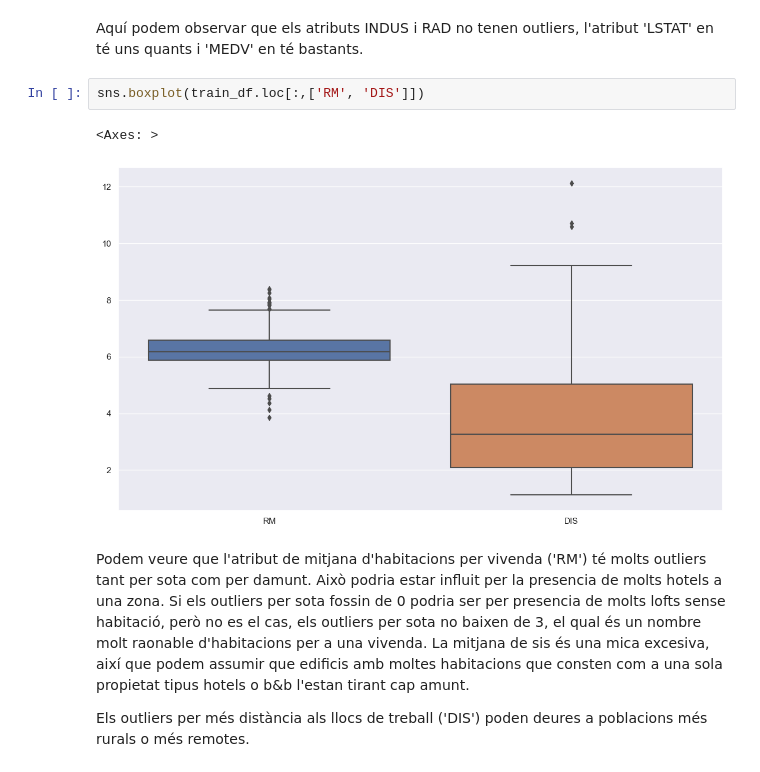
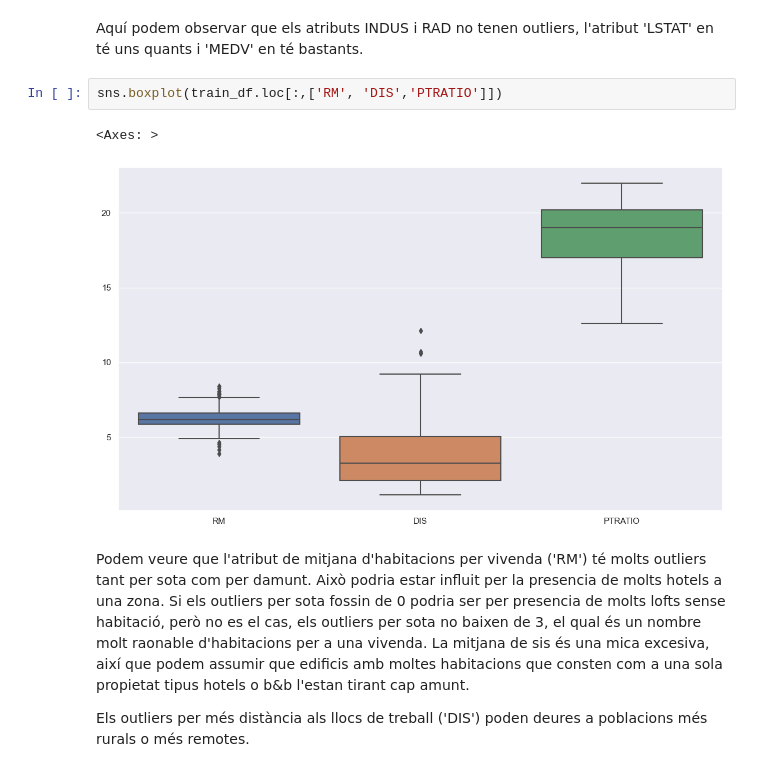
Before and after one commit to maribelseara/SkLearn_Train_Test, a Jupyter notebook: sklear_train_test.ipynb, the cells around one changed output. Saved outputs shown, nothing was run; the diff lists cells and outputs as text.

```diff
--- a/sklear_train_test.ipynb
+++ b/sklear_train_test.ipynb
@@ -172,10 +204,10 @@ sns.boxplot(train_df.loc[:,['INDUS', 'RAD', 'LSTAT', 'MEDV']])
 # %% [markdown]
 Aquí podem observar que els atributs INDUS i RAD no tenen outliers, l'atribut 'LSTAT' en té uns quants i 'MEDV' en té bastants.
 # %%
-sns.boxplot(train_df.loc[:,['RM', 'DIS']])
+sns.boxplot(train_df.loc[:,['RM', 'DIS','PTRATIO']])
 # %% [output]
 <Axes: >
-[figure, old version]
+[figure, new version]
 # %% [markdown]
 Podem veure que l'atribut de mitjana d'habitacions per vivenda ('RM') té molts outliers tant per sota com per damunt. Això podria estar influit per la presencia de molts hotels a una zona. Si els outliers per sota fossin de 0 podria ser per presencia de molts lofts sense habitació, però no es el cas, els outliers per sota no baixen de 3, el qual és un nombre molt raonable d'habitacions per a una vivenda. La mitjana de sis és una mica excesiva, així que podem assumir que edificis amb moltes habitacions que consten com a una sola propietat tipus hotels o b&b l'estan tirant cap amunt.
 
```
Also changed, not shown: parts of 59 cells of this notebook.
